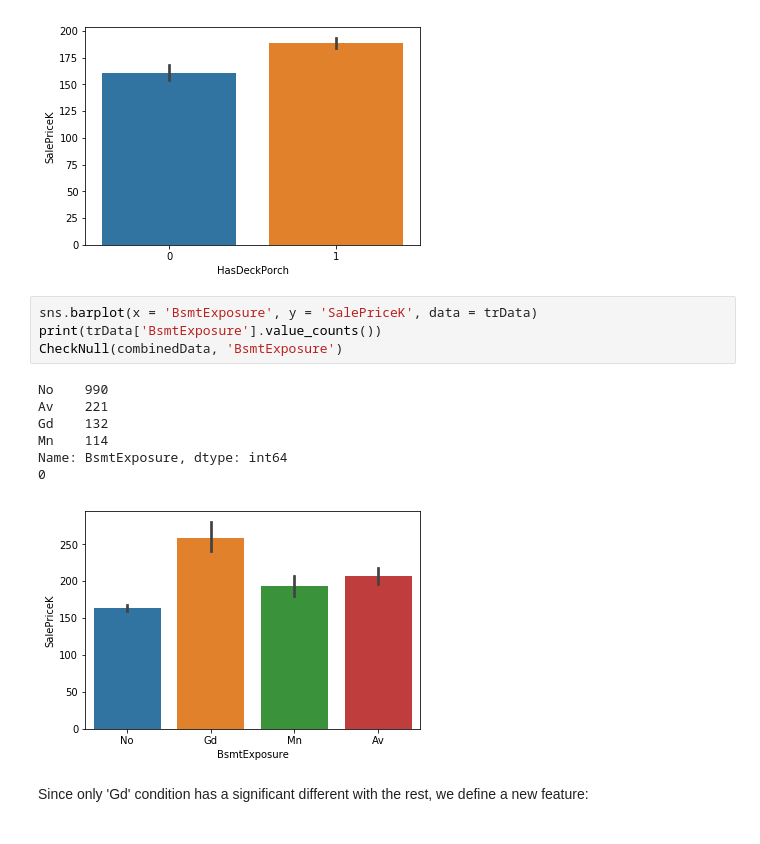
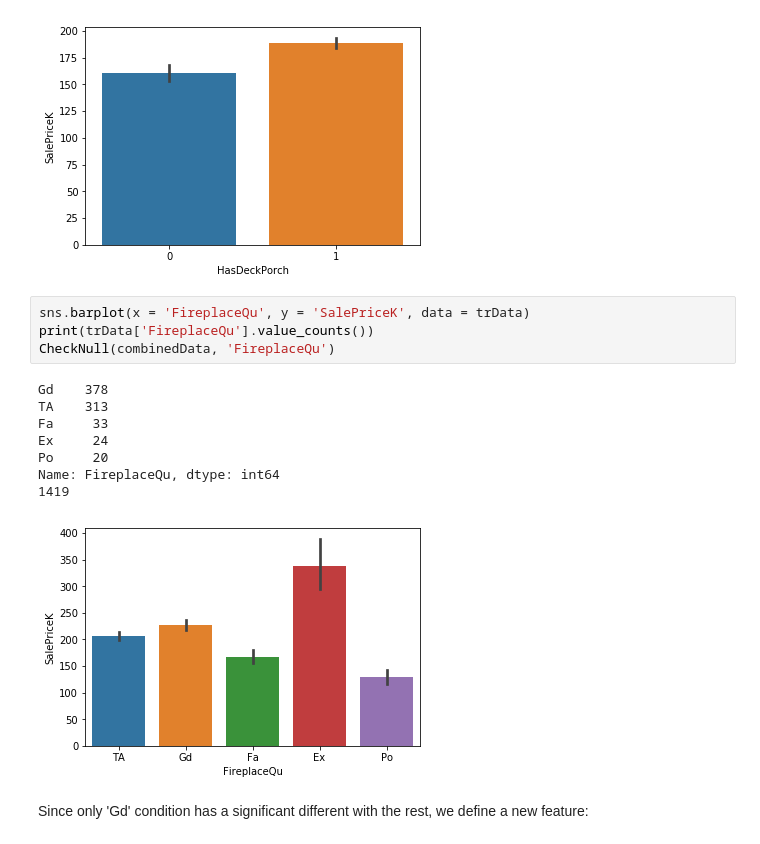
Before and after one commit to hamedrazavi/house_price_prediction_kaggle, a Jupyter notebook: house_prices_prediction_kaggle.ipynb, the cells around one changed output. Saved outputs shown, nothing was run; the diff lists cells and outputs as text.

```diff
--- a/house_prices_prediction_kaggle.ipynb
+++ b/house_prices_prediction_kaggle.ipynb
@@ -324,17 +341,18 @@ print(trData['HasDeckPorch'].value_counts())
 Name: HasDeckPorch, dtype: int64
 [figure]
 # %%
-sns.barplot(x = 'BsmtExposure', y = 'SalePriceK', data = trData)
-print(trData['BsmtExposure'].value_counts())
-CheckNull(combinedData, 'BsmtExposure')
+sns.barplot(x = 'FireplaceQu', y = 'SalePriceK', data = trData)
+print(trData['FireplaceQu'].value_counts())
+CheckNull(combinedData, 'FireplaceQu')
 # %% [output]
-No    990
-Av    221
-Gd    132
-Mn    114
-Name: BsmtExposure, dtype: int64
-0
+Gd    378
+TA    313
+Fa     33
+Ex     24
+Po     20
+Name: FireplaceQu, dtype: int64
+1419
-[figure, old version]
+[figure, new version]
 # %% [markdown]
 Since only 'Gd' condition has a significant different with the rest, we define a new feature:
 # %%
```
Also changed, not shown: parts of 18 cells of this notebook.
